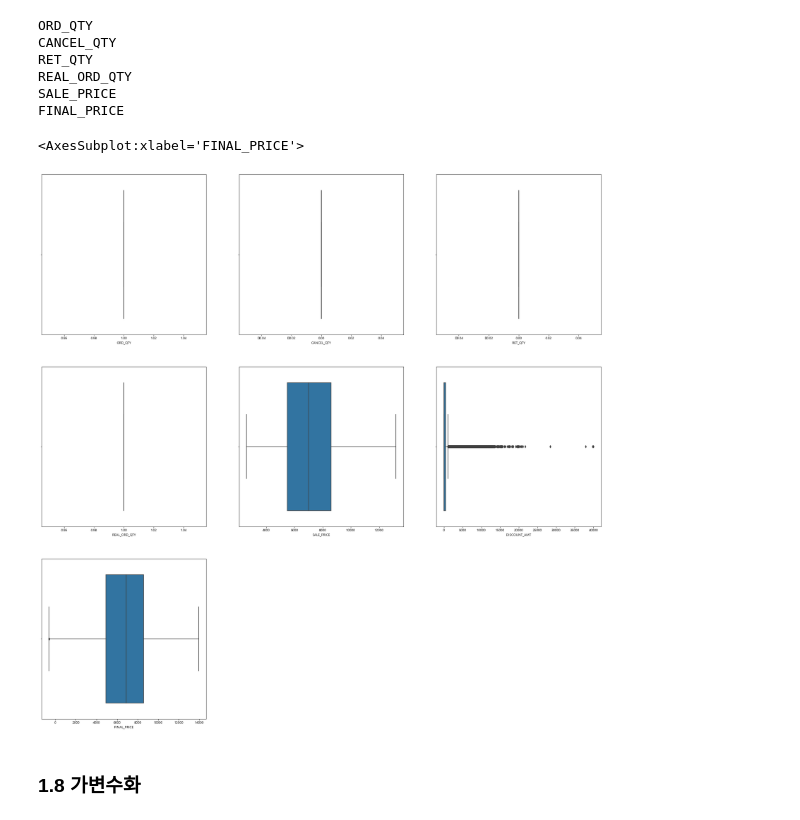
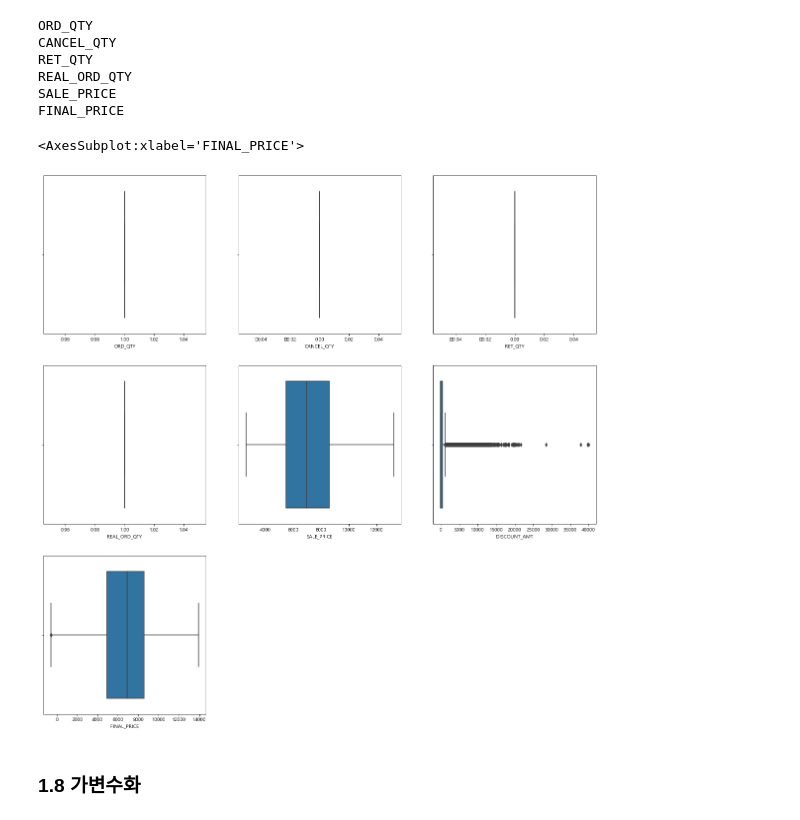
Before and after one commit to olsunghyun0416/Dongwon_Project, a Jupyter notebook: 더반찬_예측과제.ipynb, the cells around one changed output. Cells and saved outputs as stored; diff of their text form; code cells hidden in the pictures.

```diff
--- a/더반찬_예측과제.ipynb
+++ b/더반찬_예측과제.ipynb
@@ -268,30 +268,30 @@ REAL_ORD_QTY
 SALE_PRICE
 FINAL_PRICE
 # %%
-plt.figure(figsize=(30,30))
+plt.figure(figsize=(20,20))
 plt.subplot(3,3,1)
 sns.boxplot(x='ORD_QTY',  orient = "v", data=copy_data)
 
 plt.subplot(3,3,2)
 sns.boxplot(x='CANCEL_QTY', orient = "v", data=copy_data)
 
 plt.subplot(3,3,3)
 sns.boxplot(x='RET_QTY', orient = "v", data=copy_data)
 
 plt.subplot(3,3,4)
 sns.boxplot(x='REAL_ORD_QTY', orient = "v", data=copy_data)
 
 plt.subplot(3,3,5)
 sns.boxplot(x='SALE_PRICE', orient = "v", data=copy_data)
 
 plt.subplot(3,3,6)
 sns.boxplot(x='DISCOUNT_AMT', orient = "v", data=copy_data)
 
 plt.subplot(3,3,7)
 sns.boxplot(x='FINAL_PRICE', orient = "v", data=copy_data)
 # %% [output]
 <AxesSubplot:xlabel='FINAL_PRICE'>
-[figure, old version]
+[figure, new version]
 # %% [markdown]
 ### 1.8 가변수화
 # %%
```
Also changed, not shown: parts of 13 cells of this notebook, 3 other files.
